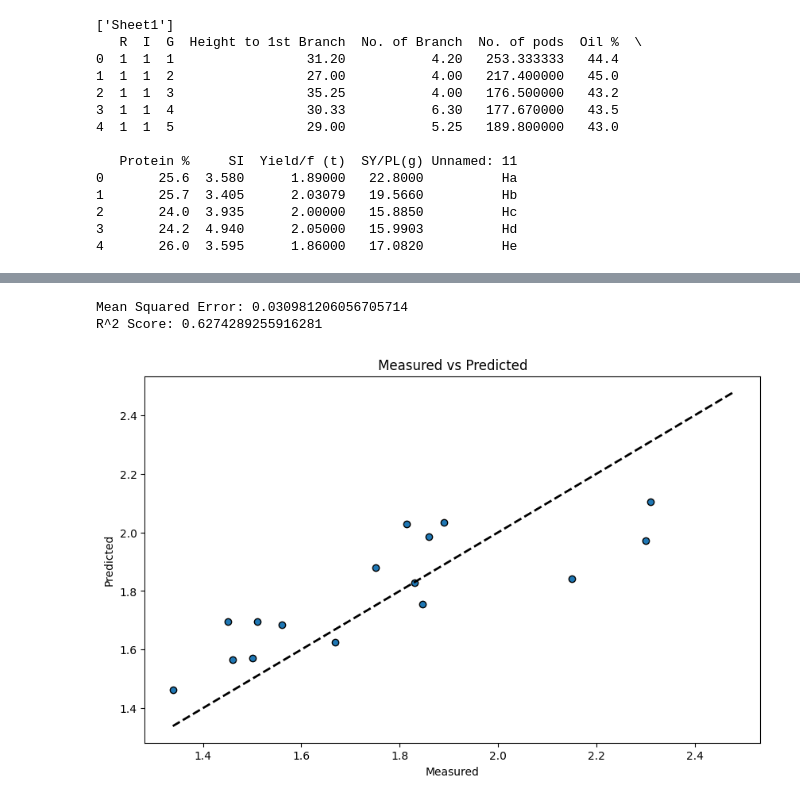
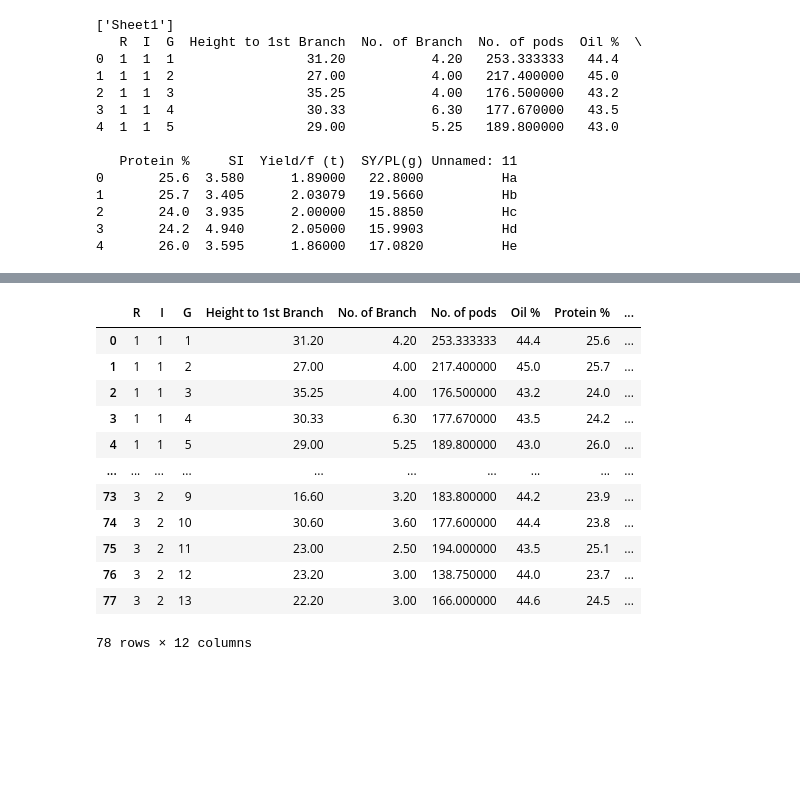
Before and after one commit to mayarswilam/data-analysis-projects, a Jupyter notebook: notebookbd9ecc5cf1.ipynb, the cells around one changed output, grey strips where cells are left out. Drawn from its saved outputs; the diff is of its cells as text; code cells hidden in the pictures; blank space fills up the shorter version.

```diff
--- a/notebookbd9ecc5cf1.ipynb
+++ b/notebookbd9ecc5cf1.ipynb
@@ -222,46 +50,16 @@ SY/PL(g)              0.393043   0.385098 -0.062246     0.306769  1.000000
-# %%
-import pandas as pd
-import numpy as np
-import matplotlib.pyplot as plt
-import seaborn as sns
-from sklearn.model_selection import train_test_split
-from sklearn.linear_model import LinearRegression
-from sklearn.metrics import mean_squared_error, r2_score
-
-
-# Drop the categorical column and any identifier columns
-df_numeric = df.drop(columns=['Unnamed: 11', 'R', 'I', 'G'])
-
-# Features and target variable
-X = df_numeric.drop(columns=['Yield/f (t)'])
-y = df_numeric['Yield/f (t)']
-
-# Split the data into training and testing sets
-X_train, X_test, y_train, y_test = train_test_split(X, y, test_size=0.2, random_state=42)
-
-# Create and train the model
-model = LinearRegression()
-model.fit(X_train, y_train)
-
-# Make predictions
-y_pred = model.predict(X_test)
-
-# Evaluate the model
-mse = mean_squared_error(y_test, y_pred)
-r2 = r2_score(y_test, y_pred)
-
-print("Mean Squared Error:", mse)
-print("R^2 Score:", r2)
-
-# Visualize the results
-plt.figure(figsize=(10, 6))
-plt.scatter(y_test, y_pred, edgecolors=(0, 0, 0))
-plt.plot([y.min(), y.max()], [y.min(), y.max()], 'k--', lw=2)
-plt.xlabel('Measured')
-plt.ylabel('Predicted')
-plt.title('Measured vs Predicted')
-plt.show()
-# %% [output]
-Mean Squared Error: 0.030981206056705714
-R^2 Score: 0.6274289255916281
-[figure, removed]
+# %%
+df
+# %% [output]
+|  | R | I | G | Height to 1st Branch | No. of Branch | No. of pods | Oil % | Protein % | ... |
+| 0 | 1 | 1 | 1 | 31.20 | 4.20 | 253.333333 | 44.4 | 25.6 | ... |
+| 1 | 1 | 1 | 2 | 27.00 | 4.00 | 217.400000 | 45.0 | 25.7 | ... |
+| 2 | 1 | 1 | 3 | 35.25 | 4.00 | 176.500000 | 43.2 | 24.0 | ... |
+| 3 | 1 | 1 | 4 | 30.33 | 6.30 | 177.670000 | 43.5 | 24.2 | ... |
+| 4 | 1 | 1 | 5 | 29.00 | 5.25 | 189.800000 | 43.0 | 26.0 | ... |
+| ... | ... | ... | ... | ... | ... | ... | ... | ... | ... |
+| 73 | 3 | 2 | 9 | 16.60 | 3.20 | 183.800000 | 44.2 | 23.9 | ... |
+| 74 | 3 | 2 | 10 | 30.60 | 3.60 | 177.600000 | 44.4 | 23.8 | ... |
+| 75 | 3 | 2 | 11 | 23.00 | 2.50 | 194.000000 | 43.5 | 25.1 | ... |
+| 76 | 3 | 2 | 12 | 23.20 | 3.00 | 138.750000 | 44.0 | 23.7 | ... |
+| 77 | 3 | 2 | 13 | 22.20 | 3.00 | 166.000000 | 44.6 | 24.5 | ... |
+78 rows × 12 columns
```
Also changed, not shown: parts of 12 cells of this notebook.
